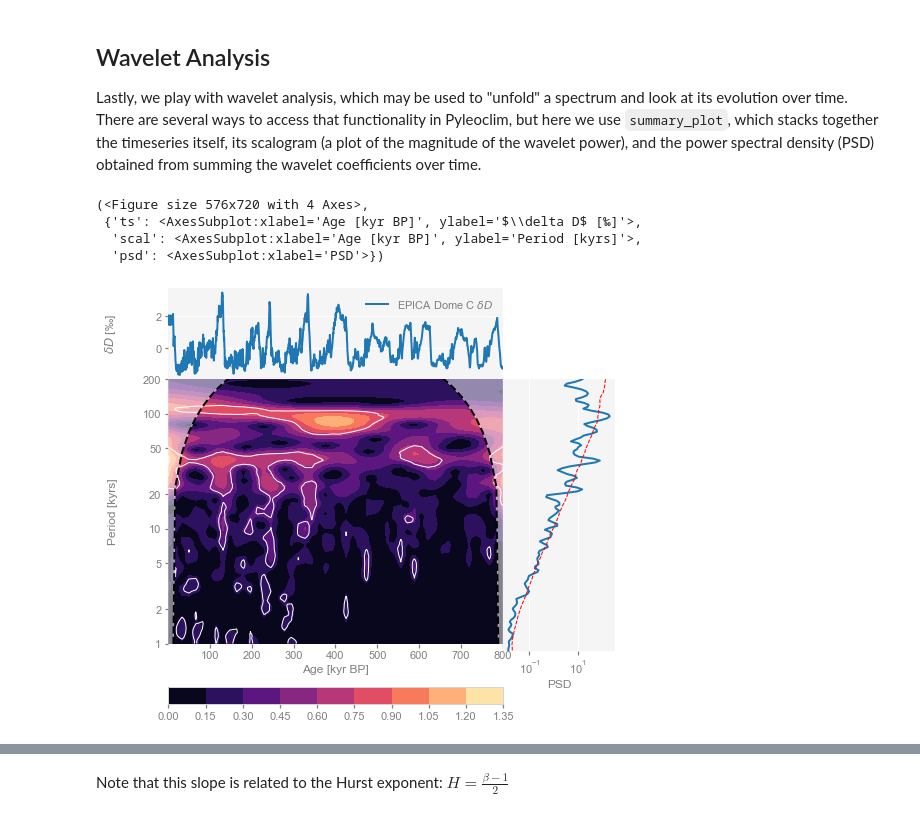
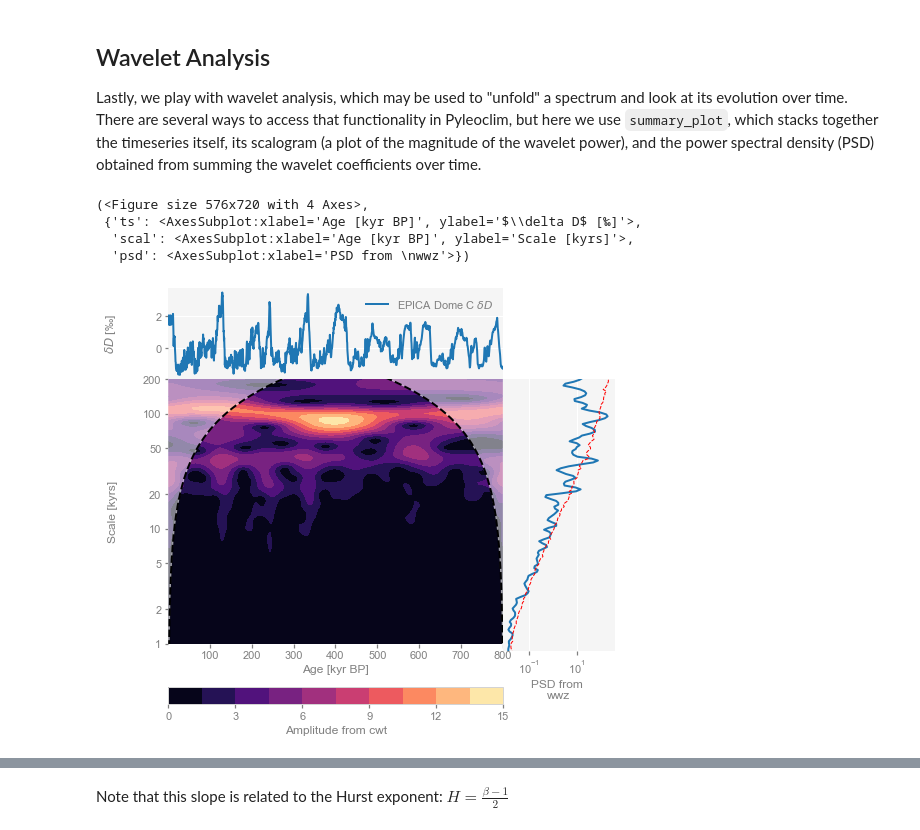
Before and after one commit to LinkedEarth/paleobooks_mathom, a Jupyter notebook: notebooks/EDC_demo.ipynb, the cells around one changed output, grey strips where cells are left out. Cells and saved outputs as stored; diff of their text form; code cells hidden in the pictures.

```diff
--- a/notebooks/EDC_demo.ipynb
+++ b/notebooks/EDC_demo.ipynb
@@ -192,11 +197,13 @@ dDlow = dD05.filter(method='lanczos',cutoff_scale=10).plot()
 ## Wavelet Analysis
 
 Lastly, we play with wavelet analysis, which may be used to "unfold" a spectrum and look at its evolution over time. There are several ways to access that functionality in Pyleoclim, but here we use `summary_plot`, which stacks together the timeseries itself, its scalogram (a plot of the magnitude of the wavelet power), and the power spectral density (PSD) obtained from summing the wavelet coefficients over time.
+# %%
+scal = dD05.wavelet()
 # %%
-dD05.summary_plot(psd=psd_wwz_sig,n_signif_test=100)
+dD05.summary_plot(psd=psd_wwz_sig,scalogram=scal)
 # %% [output]
 (<Figure size 576x720 with 4 Axes>,
  {'ts': <AxesSubplot:xlabel='Age [kyr BP]', ylabel='$\\delta D$ [‰]'>,
-  'scal': <AxesSubplot:xlabel='Age [kyr BP]', ylabel='Period [kyrs]'>,
-  'psd': <AxesSubplot:xlabel='PSD'>})
+  'scal': <AxesSubplot:xlabel='Age [kyr BP]', ylabel='Scale [kyrs]'>,
+  'psd': <AxesSubplot:xlabel='PSD from \nwwz'>})
-[figure, old version]
+[figure, new version]
```
Also changed, not shown: parts of 28 cells of this notebook, 1 other file.
